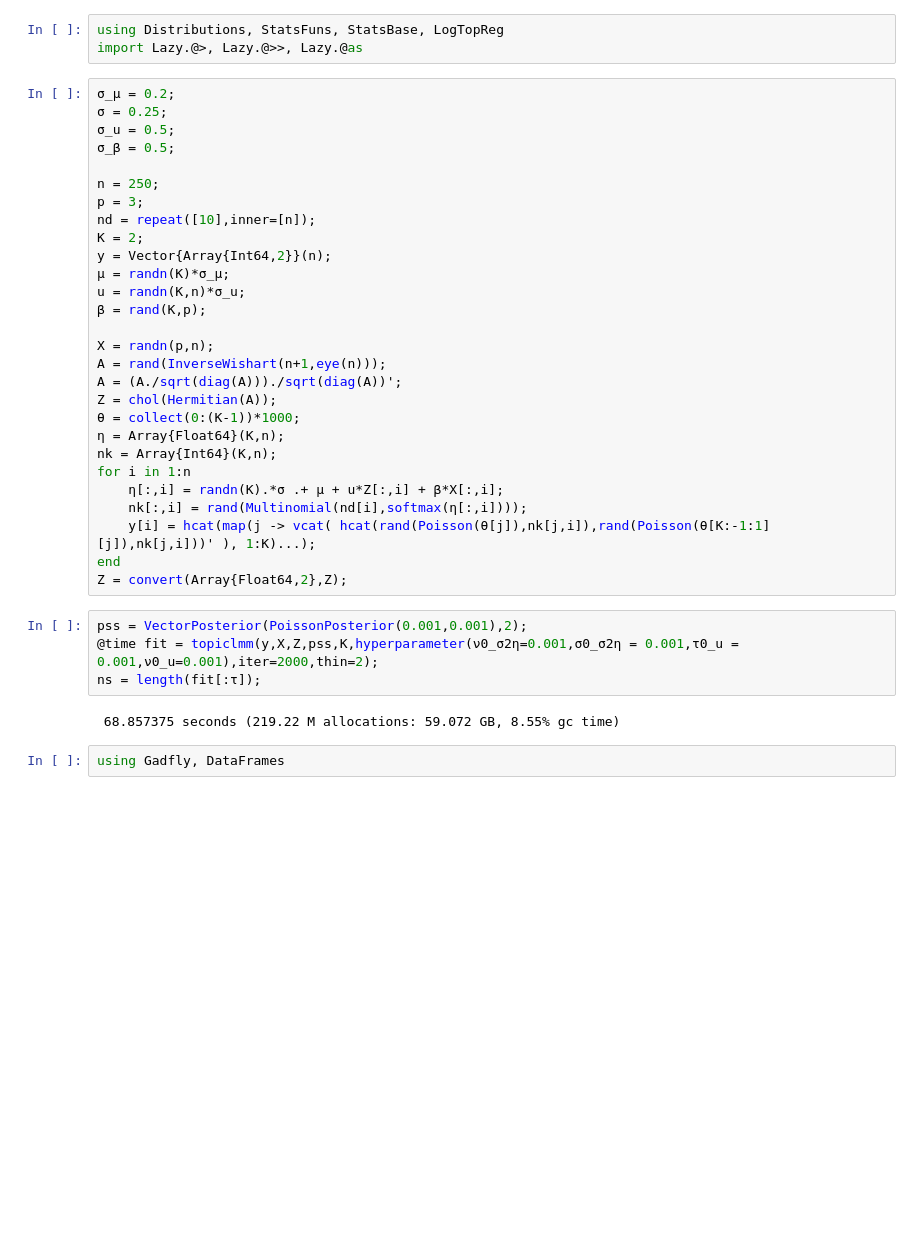
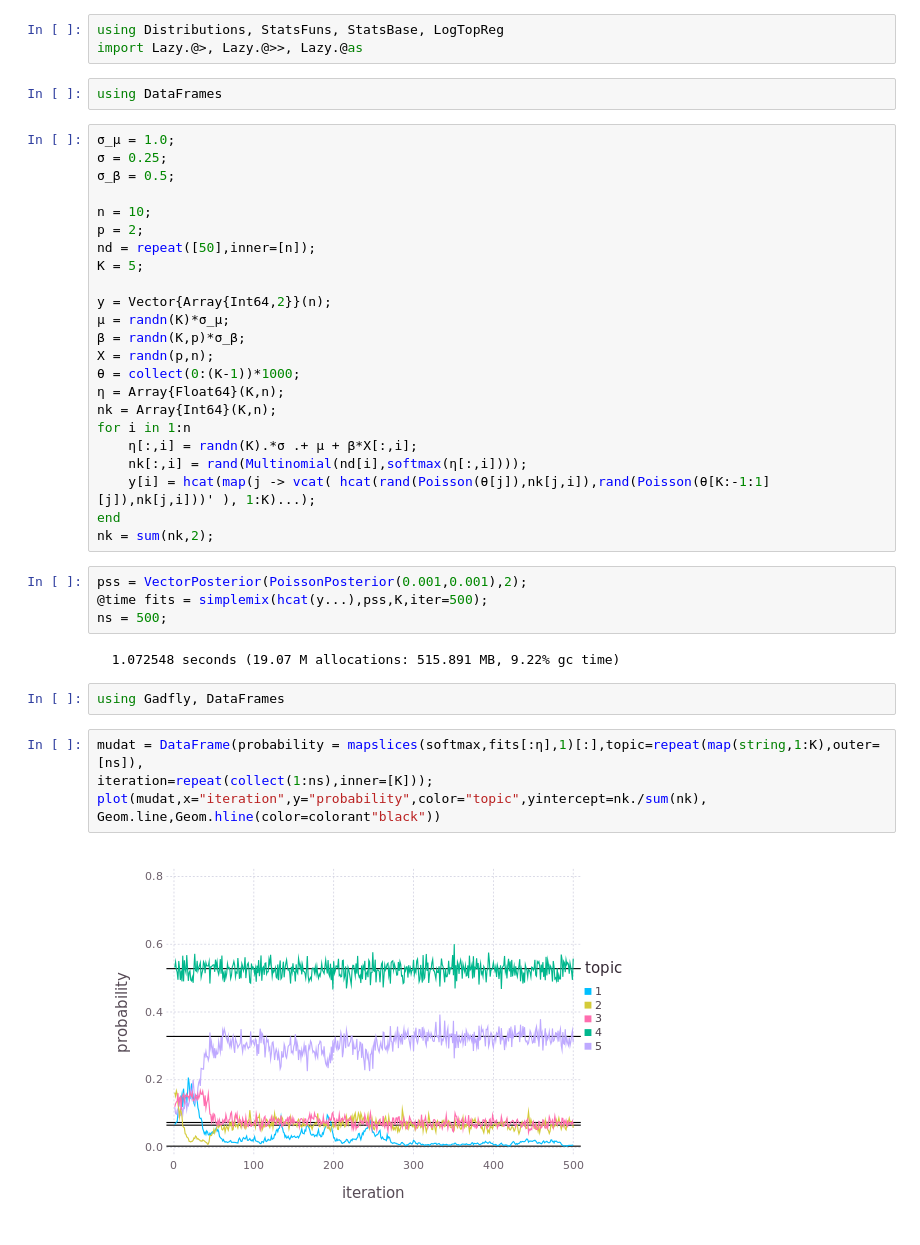
Before and after one commit to thewart/LogisticTopicRegression, a Jupyter notebook: Notebooks/HierarchicalMixtureRegression.ipynb, the cells around one changed output. Cells and saved outputs as stored; diff of their text form; blank space fills up the shorter version.

```diff
--- a/Notebooks/HierarchicalMixtureRegression.ipynb
+++ b/Notebooks/HierarchicalMixtureRegression.ipynb
@@ -3,39 +3,43 @@
 # %%
 using Distributions, StatsFuns, StatsBase, LogTopReg
 import Lazy.@>, Lazy.@>>, Lazy.@as
+# %%
+using DataFrames
 # %%
-σ_μ = 0.2;
+σ_μ = 1.0;
 σ = 0.25;
-σ_u = 0.5;
 σ_β = 0.5;
 
-n = 250;
-p = 3;
-nd = repeat([10],inner=[n]);
-K = 2;
+n = 10;
+p = 2;
+nd = repeat([50],inner=[n]);
+K = 5;
+
 y = Vector{Array{Int64,2}}(n);
 μ = randn(K)*σ_μ;
-u = randn(K,n)*σ_u;
-β = rand(K,p);
-
+β = randn(K,p)*σ_β;
 X = randn(p,n);
-A = rand(InverseWishart(n+1,eye(n)));
-A = (A./sqrt(diag(A)))./sqrt(diag(A))';
-Z = chol(Hermitian(A));
 θ = collect(0:(K-1))*1000;
 η = Array{Float64}(K,n);
 nk = Array{Int64}(K,n);
 for i in 1:n
-    η[:,i] = randn(K).*σ .+ μ + u*Z[:,i] + β*X[:,i];
+    η[:,i] = randn(K).*σ .+ μ + β*X[:,i];
     nk[:,i] = rand(Multinomial(nd[i],softmax(η[:,i])));
     y[i] = hcat(map(j -> vcat( hcat(rand(Poisson(θ[j]),nk[j,i]),rand(Poisson(θ[K:-1:1][j]),nk[j,i]))' ), 1:K)...);
 end
-Z = convert(Array{Float64,2},Z);
+nk = sum(nk,2);
 # %%
 pss = VectorPosterior(PoissonPosterior(0.001,0.001),2);
-@time fit = topiclmm(y,X,Z,pss,K,hyperparameter(ν0_σ2η=0.001,σ0_σ2η = 0.001,τ0_u = 0.001,ν0_u=0.001),iter=2000,thin=2);
-ns = length(fit[:τ]);
+@time fits = simplemix(hcat(y...),pss,K,iter=500);
+ns = 500;
 # %% [output]
- 68.857375 seconds (219.22 M allocations: 59.072 GB, 8.55% gc time)
+  1.072548 seconds (19.07 M allocations: 515.891 MB, 9.22% gc time)
 # %%
 using Gadfly, DataFrames
+# %%
+mudat = DataFrame(probability = mapslices(softmax,fits[:η],1)[:],topic=repeat(map(string,1:K),outer=[ns]),
+iteration=repeat(collect(1:ns),inner=[K]));
+plot(mudat,x="iteration",y="probability",color="topic",yintercept=nk./sum(nk),
+Geom.line,Geom.hline(color=colorant"black"))
+# %% [output]
+[figure, added]
```
Also changed, not shown: parts of 10 cells of this notebook, 11 other files.
